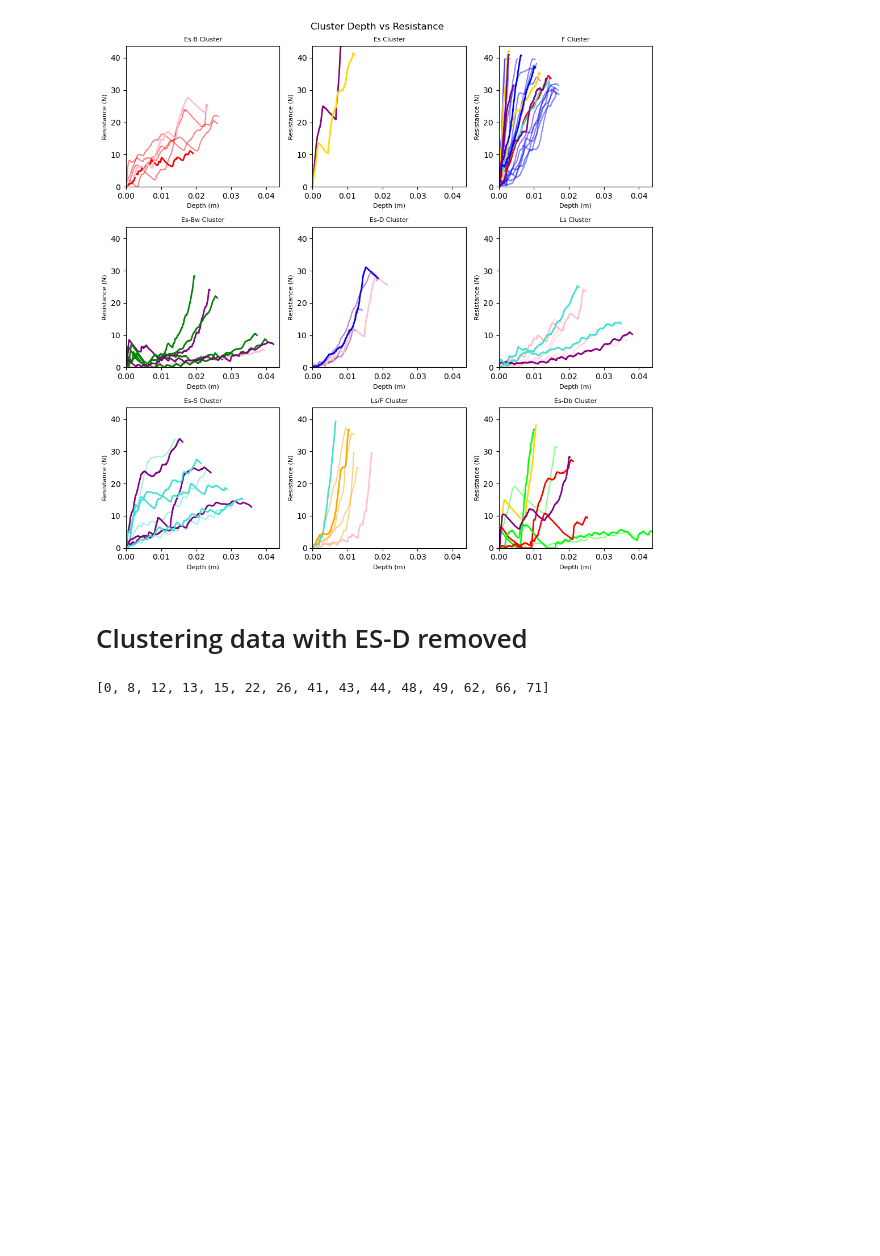
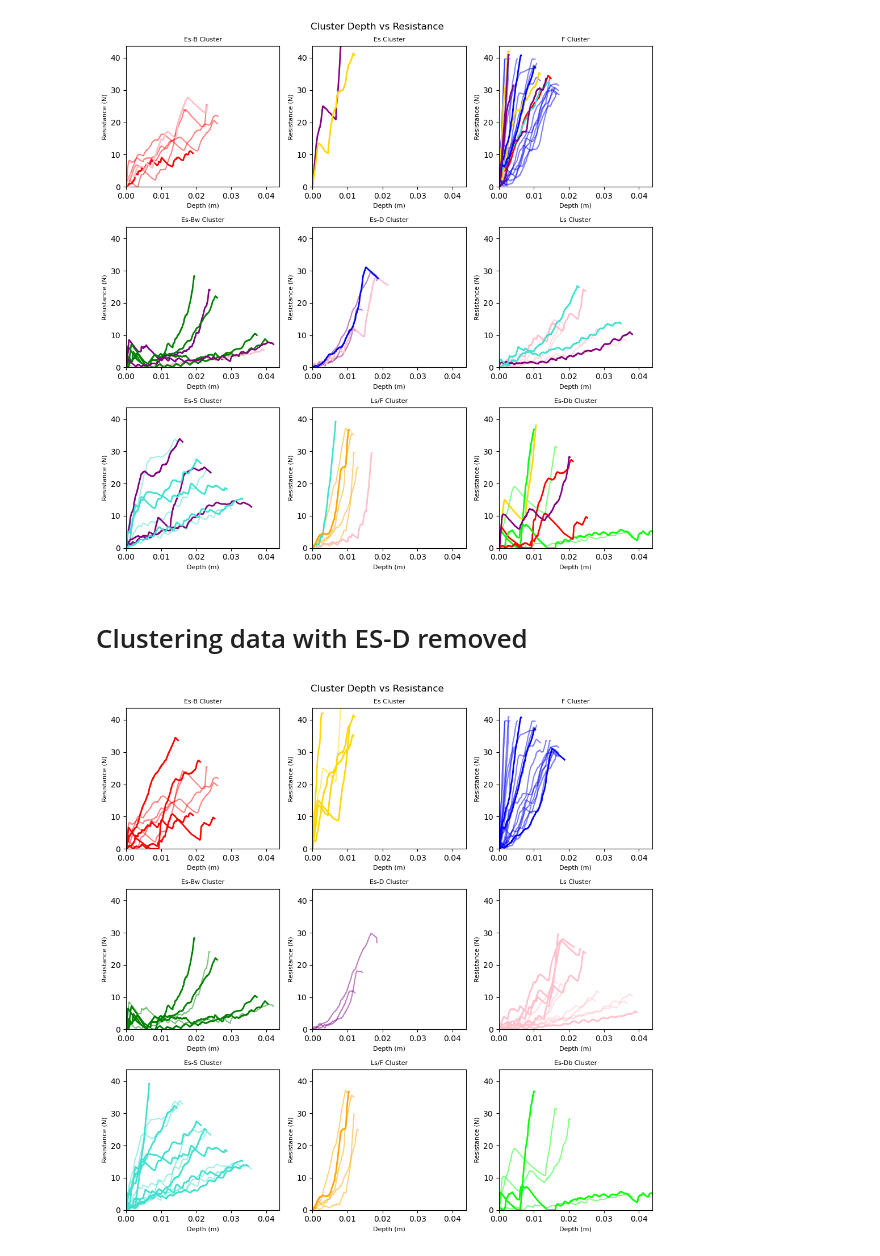
Before and after one commit to liamtbo/LASSIE, a Jupyter notebook: marions_clustering.ipynb, the cells around one changed output. Drawn from its saved outputs; the diff is of its cells as text; code cells hidden in the pictures; blank space fills up the shorter version.

```diff
--- a/marions_clustering.ipynb
+++ b/marions_clustering.ipynb
@@ -21,6 +21,7 @@ curve_data, filename_list = load_data(data_src)
 filename_to_depth_resist = dict(zip(filename_list, curve_data))
 # %%
 data_features = pd.read_csv("data/features.csv")
+data_features = plotting.extract_needed_cols(data_features, ['feifeis_ylabels', 'liams_ylabels', 'distances'])
 clustering_features = plotting.extract_numerical_features(data_features)
 
 ylabel_name = 'marions_ylabels_2'
@@ -45,9 +41,9 @@ marions_labeled_data:
 # %%
-def find_labels_centroids(labeled_data: pd.DataFrame, label_to_cluster_num:dict[str,int], ylabel_name:str) -> pd.DataFrame:
+def find_labels_centroids(labeled_data: pd.DataFrame, ylabel_to_cluster_num:dict[str,int], ylabel_name:str) -> pd.DataFrame:
     labeled_data = labeled_data.copy()
     numerical_data = plotting.extract_numerical_features(labeled_data)
     label_centroids = []
-    for label, label_num in label_to_cluster_num.items():
+    for label, label_num in ylabel_to_cluster_num.items():
         label_data = numerical_data[labeled_data[ylabel_name] == label]
         label_centroid = label_data.mean(axis=0).tolist() # drop cols for mean calculation
         label_centroid.extend([label, label_num]) # append these onto the end
@@ -56,8 +52,8 @@ def find_labels_centroids(labeled_data: pd.DataFrame, label_to_cluster_num:dict[
     return_cols.extend([ylabel_name, f'{ylabel_name}_nums'])
     return pd.DataFrame(data=label_centroids, columns=return_cols)
 
-label_to_cluster_num = {'ES-B':0, 'ES':1, 'F':2, 'ES-BW':3, 'ES-D':4, 'LS':5, 'ES-S':6, 'LS/F':7, 'ES-DB':8}
-label_centroids = find_labels_centroids(marions_labeled_data, label_to_cluster_num, ylabel_name)
+ylabel_to_cluster_num = {'ES-B':0, 'ES':1, 'F':2, 'ES-BW':3, 'ES-D':4, 'LS':5, 'ES-S':6, 'LS/F':7, 'ES-DB':8}
+label_centroids = find_labels_centroids(marions_labeled_data, ylabel_to_cluster_num, ylabel_name)
 print(f'label_centroids: {label_centroids[:3]}')
 # %% [output]
 label_centroids:    max_depth  max_resistance  num_peaks  largest_force_drop  curve_shape  \
@@ -124,9 +120,9 @@ changed_ylabel_idxs: [0, 8, 12, 13, 15, 16, 19, 22, 26, 27, 33, 37, 41, 43, 44,
 # %% [markdown]
 # Plot Labeled Data Only
 # %%
-marions_labeled_data[f'{ylabel_name}_nums'] = marions_labeled_data[ylabel_name].map(label_to_cluster_num)
+marions_labeled_data[f'{ylabel_name}_nums'] = marions_labeled_data[ylabel_name].map(ylabel_to_cluster_num)
 plotting.plot_clusters_seperately(marions_labeled_data[f'{ylabel_name}_nums'], curve_data, ylabel_name,
-                                  cluster_category_names=list(label_to_cluster_num.keys()),
+                                  cluster_category_names=list(ylabel_to_cluster_num.keys()),
                                   bold_idxs=marions_labeled_data.index.tolist())
 plotting.plot_pca(marions_labeled_data, marions_labeled_data[f'{ylabel_name}_nums'], graph_title="Clustering Labeled Data", num_pc=3, centroids=label_centroids)
 # %% [output]
@@ -134,17 +130,18 @@ plotting.plot_pca(marions_labeled_data, marions_labeled_data[f'{ylabel_name}_num
 # %% [markdown]
 # Plot Corrected Labeling
 # %%
-# def correct_pseudo_changed_ylabels(pseudo_labeled_data:pd.DataFrame, actual_labeled_data:pd.DataFrame, ):
-corrected_pseudo_labeled_data = pseudo_labeled_data.copy()
-corrected_pseudo_labeled_data.loc[changed_ylabel_idxs, [f'pseudo_{ylabel_name}',f'pseudo_{ylabel_name}_nums']] \
-    = marions_labeled_data[[ylabel_name, f'{ylabel_name}_nums']]
-corrected_pseudo_labeled_data.loc[changed_ylabel_idxs, f'pseudo_{ylabel_name}'] = marions_labeled_data[ylabel_name]
-corrected_pseudo_labeled_data.loc[changed_ylabel_idxs, f'pseudo_{ylabel_name}_nums'] = marions_labeled_data[f'{ylabel_name}_nums']
-    # return corrected_pseudo_labeled_data
+def correct_pseudo_ylabels_to_actual(pseudo_labeled_data:pd.DataFrame, actual_labeled_data:pd.DataFrame, ylabel_name, changed_ylabel_idxs):
+    corrected_pseudo_labeled_data = pseudo_labeled_data.copy()
+    corrected_pseudo_labeled_data.loc[changed_ylabel_idxs, [f'pseudo_{ylabel_name}',f'pseudo_{ylabel_name}_nums']] \
+        = actual_labeled_data[[ylabel_name, f'{ylabel_name}_nums']]
+    corrected_pseudo_labeled_data.loc[changed_ylabel_idxs, f'pseudo_{ylabel_name}'] = actual_labeled_data[ylabel_name]
+    corrected_pseudo_labeled_data.loc[changed_ylabel_idxs, f'pseudo_{ylabel_name}_nums'] = actual_labeled_data[f'{ylabel_name}_nums']
+    return corrected_pseudo_labeled_data
 
+corrected_pseudo_labeled_data = correct_pseudo_ylabels_to_actual(pseudo_labeled_data, marions_labeled_data, ylabel_name, changed_ylabel_idxs)
 
 plotting.plot_clusters_seperately(corrected_pseudo_labeled_data[f'pseudo_{ylabel_name}_nums'],
-                                  curve_data, ylabel_name, cluster_category_names=list(label_to_cluster_num.keys()),
+                                  curve_data, ylabel_name, cluster_category_names=list(ylabel_to_cluster_num.keys()),
                                   pseudo_corrections=marions_labeled_data)
 plotting.plot_pca(corrected_pseudo_labeled_data, corrected_pseudo_labeled_data[f'pseudo_{ylabel_name}_nums'], graph_title="Clustering Corrected Pseudo Labeled Data", num_pc=3, centroids=label_centroids)
 # %% [output]
@@ -161,11 +158,17 @@ plotting.plot_pca(pseudo_labeled_data, pseudo_labeled_data[f'pseudo_{ylabel_name
 # %% [markdown]
 # Clustering data with ES-D removed
 # %%
+# TODO big problem here, struggles when a y label exists in dict but doesn't exist in the data
+
 # should labels be fixed or not
+ylabel_to_cluster_num = {'ES-B':0, 'ES':1, 'F':2, 'ES-BW':3, 'ES-D':4, 'LS':5, 'ES-S':6, 'LS/F':7, 'ES-DB':8}
+
 removed_dark_labeled_data = marions_labeled_data[marions_labeled_data[ylabel_name] != 'ES-D'].copy()
+# print(removed_dark_labeled_data)
 removed_dark_pseudo_data = find_closest_centroid(data_features, label_centroids, ylabel_name)
 changed_ylabel_idxs = find_changed_ylabel_data(removed_dark_labeled_data, removed_dark_pseudo_data, ylabel_name)
-
-plotting.plot_clusters_seperately()
+corrected_removed_dark_pseudo_data = correct_pseudo_ylabels_to_actual(removed_dark_pseudo_data, marions_labeled_data, ylabel_name, changed_ylabel_idxs)
+# print(corrected_removed_dark_pseudo_data)
+plotting.plot_clusters_seperately(corrected_removed_dark_pseudo_data[f'pseudo_{ylabel_name}_nums'], curve_data, ylabel_name, cluster_category_names=list(ylabel_to_cluster_num.keys()), pseudo_corrections=removed_dark_labeled_data)
 # %% [output]
-[0, 8, 12, 13, 15, 22, 26, 41, 43, 44, 48, 49, 62, 66, 71]
+[figure, added]
```
Also changed, not shown: parts of 2 cells of this notebook, 2 other files.
